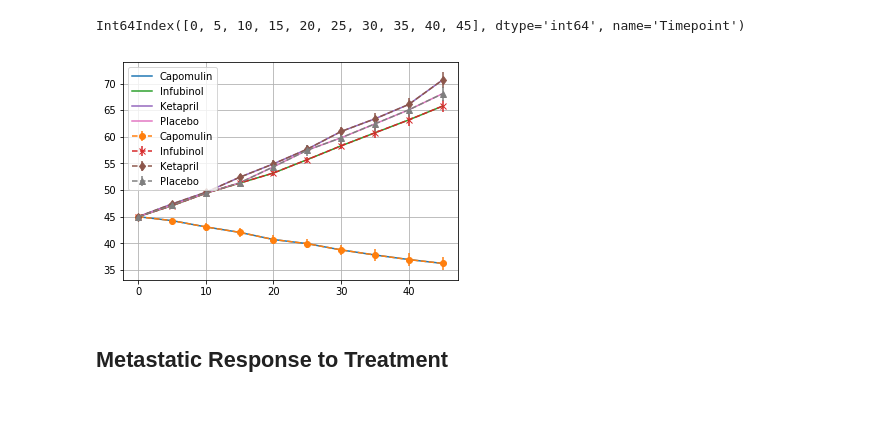
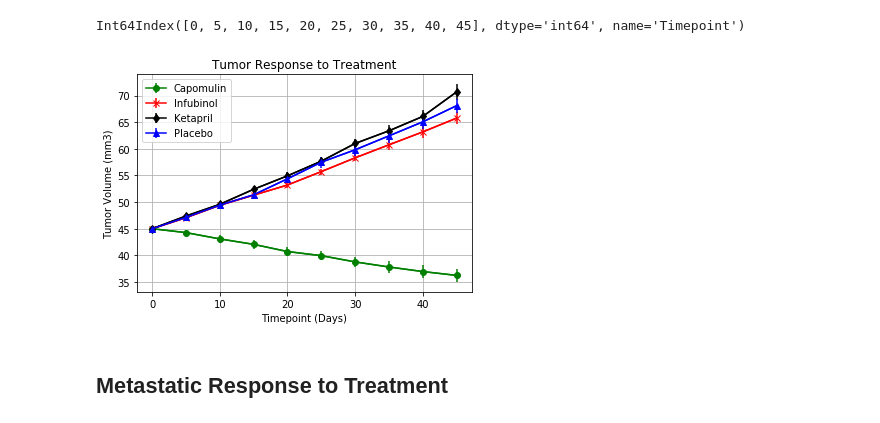
Before and after one commit to paul-data-science/HW5, a Jupyter notebook: pymaceuticals_starter-PAULAGv2.ipynb, the cells around one changed output. Drawn from its saved outputs; the diff is of its cells as text; code cells hidden in the pictures.

```diff
--- a/pymaceuticals_starter-PAULAGv2.ipynb
+++ b/pymaceuticals_starter-PAULAGv2.ipynb
@@ -18,7 +18,7 @@ clinical_trial_data_to_load = "data/clinicaltrial_data.csv"
 # Compare the following drugs
 drug_list=['Capomulin', 'Infubinol', 'Ketapril', 'Placebo']
 markers=['o','x','d','^']
-colors=[]
+colors=['green','red','black','blue']
 
 # Read the Mouse and Drug Data and the Clinical Trial Data
 mouse_drug_data=pd.read_csv(mouse_drug_data_to_load, low_memory=False)
@@ -132,19 +132,30 @@ Int64Index([0, 5, 10, 15, 20, 25, 30, 35, 40, 45], dtype='int64', name='Timepoin
 # %%
 # Generate the Plot (with Error Bars)
 fig, ax=plt.subplots()
 mtv_df=mean_tumor_volume_df_pivot
 stv_df=stem_tumor_volume_df_pivot
 
 mtv_timepoint=mtv_df.index
+
 i=0
 for drug in drug_list:
-    plt.plot(mtv_timepoint, mtv_df[drug])
-    ax.errorbar(mtv_timepoint, mtv_df[drug], linestyle='--', marker=markers[i], yerr=stv_df[drug])
+    ax.errorbar(mtv_timepoint, mtv_df[drug], yerr=stv_df[drug], marker=markers[i], color=colors[i])
     i+=1
 
 plt.legend(loc="best")
+
+i=0
+for drug in drug_list:
+    plt.plot(mtv_timepoint, mtv_df[drug], color=colors[i])
+    i+=1
+
+plt.title("Tumor Response to Treatment")
+plt.xlabel("Timepoint (Days)")
+plt.ylabel("Tumor Volume (mm3)")
 plt.grid()
 
 # Save the Figure
+plt.savefig('Tumor_Response_to_Treatment.png', dpi=300, format='png', bbox_inches='tight')
+plt.show()
 # %% [output]
-[figure, old version]
+[figure, new version]
```
Also changed, not shown: parts of 7 cells of this notebook.
